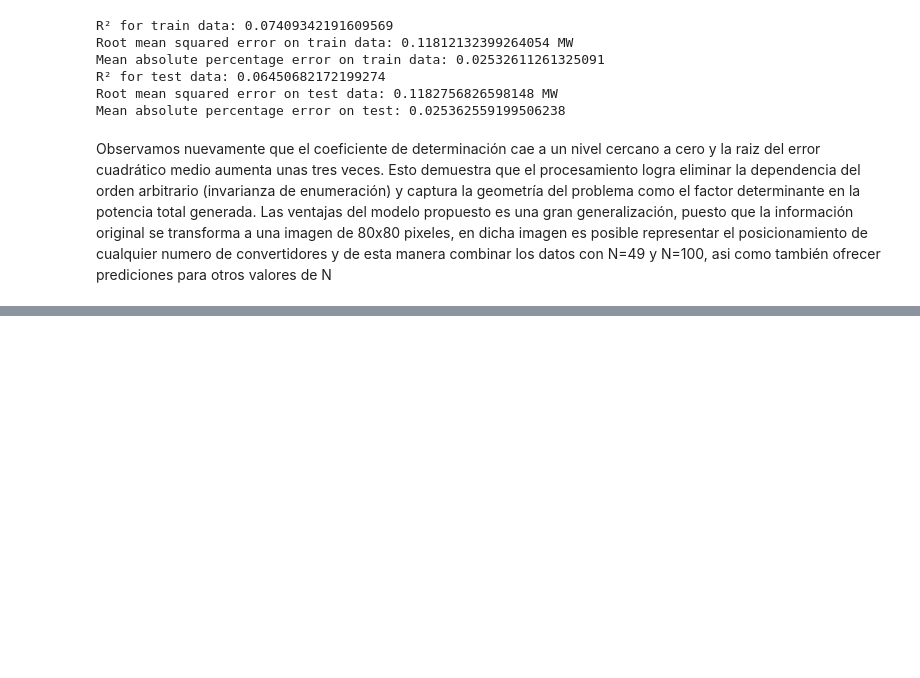
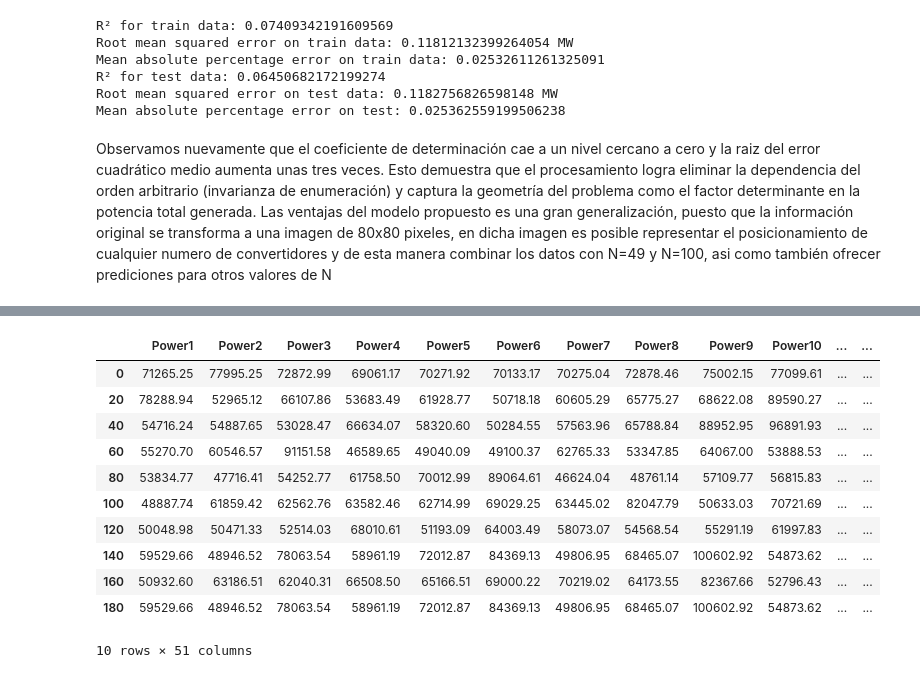
Before and after one commit to afflorezc/proyecto_modelos_2, a Jupyter notebook: Procesamiento_Grid.ipynb, the cells around one changed output, grey strips where cells are left out. Cells and saved outputs as stored; diff of their text form; code cells hidden in the pictures; blank space fills up the shorter version.

```diff
--- a/Procesamiento_Grid.ipynb
+++ b/Procesamiento_Grid.ipynb
@@ -830,0 +1056,18 @@ Observamos nuevamente que el coeficiente de determinación cae a un nivel cercan
+# %%
+indexes = np.arange(0, 10*20, 20)
+reported_results = perth_49_df.iloc[indexes, 2*49:]
+reported_results
+#
+# %% [output]
+|  | Power1 | Power2 | Power3 | Power4 | Power5 | Power6 | Power7 | Power8 | Power9 | Power10 | ... | ... |
+| 0 | 71265.25 | 77995.25 | 72872.99 | 69061.17 | 70271.92 | 70133.17 | 70275.04 | 72878.46 | 75002.15 | 77099.61 | ... | ... |
+| 20 | 78288.94 | 52965.12 | 66107.86 | 53683.49 | 61928.77 | 50718.18 | 60605.29 | 65775.27 | 68622.08 | 89590.27 | ... | ... |
+| 40 | 54716.24 | 54887.65 | 53028.47 | 66634.07 | 58320.60 | 50284.55 | 57563.96 | 65788.84 | 88952.95 | 96891.93 | ... | ... |
+| 60 | 55270.70 | 60546.57 | 91151.58 | 46589.65 | 49040.09 | 49100.37 | 62765.33 | 53347.85 | 64067.00 | 53888.53 | ... | ... |
+| 80 | 53834.77 | 47716.41 | 54252.77 | 61758.50 | 70012.99 | 89064.61 | 46624.04 | 48761.14 | 57109.77 | 56815.83 | ... | ... |
+| 100 | 48887.74 | 61859.42 | 62562.76 | 63582.46 | 62714.99 | 69029.25 | 63445.02 | 82047.79 | 50633.03 | 70721.69 | ... | ... |
+| 120 | 50048.98 | 50471.33 | 52514.03 | 68010.61 | 51193.09 | 64003.49 | 58073.07 | 54568.54 | 55291.19 | 61997.83 | ... | ... |
+| 140 | 59529.66 | 48946.52 | 78063.54 | 58961.19 | 72012.87 | 84369.13 | 49806.95 | 68465.07 | 100602.92 | 54873.62 | ... | ... |
+| 160 | 50932.60 | 63186.51 | 62040.31 | 66508.50 | 65166.51 | 69000.22 | 70219.02 | 64173.55 | 82367.66 | 52796.43 | ... | ... |
+| 180 | 59529.66 | 48946.52 | 78063.54 | 58961.19 | 72012.87 | 84369.13 | 49806.95 | 68465.07 | 100602.92 | 54873.62 | ... | ... |
+10 rows × 51 columns
```
Also changed, not shown: parts of 30 cells of this notebook, 2 other files.
